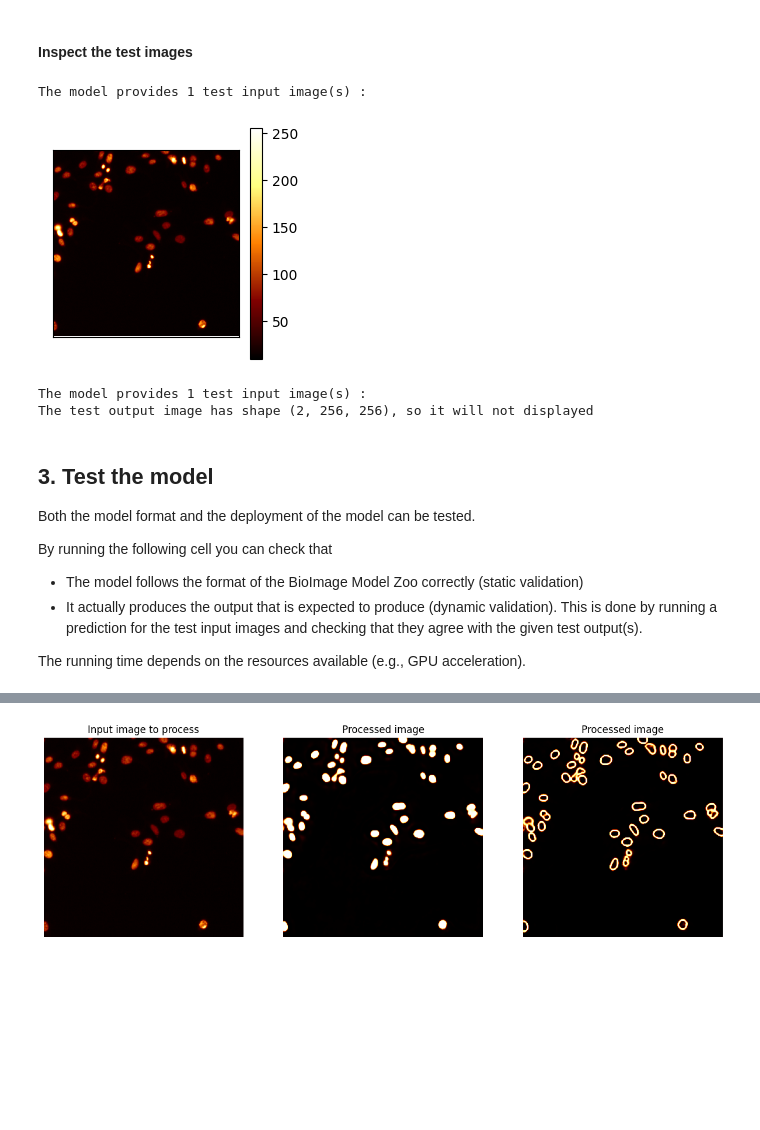
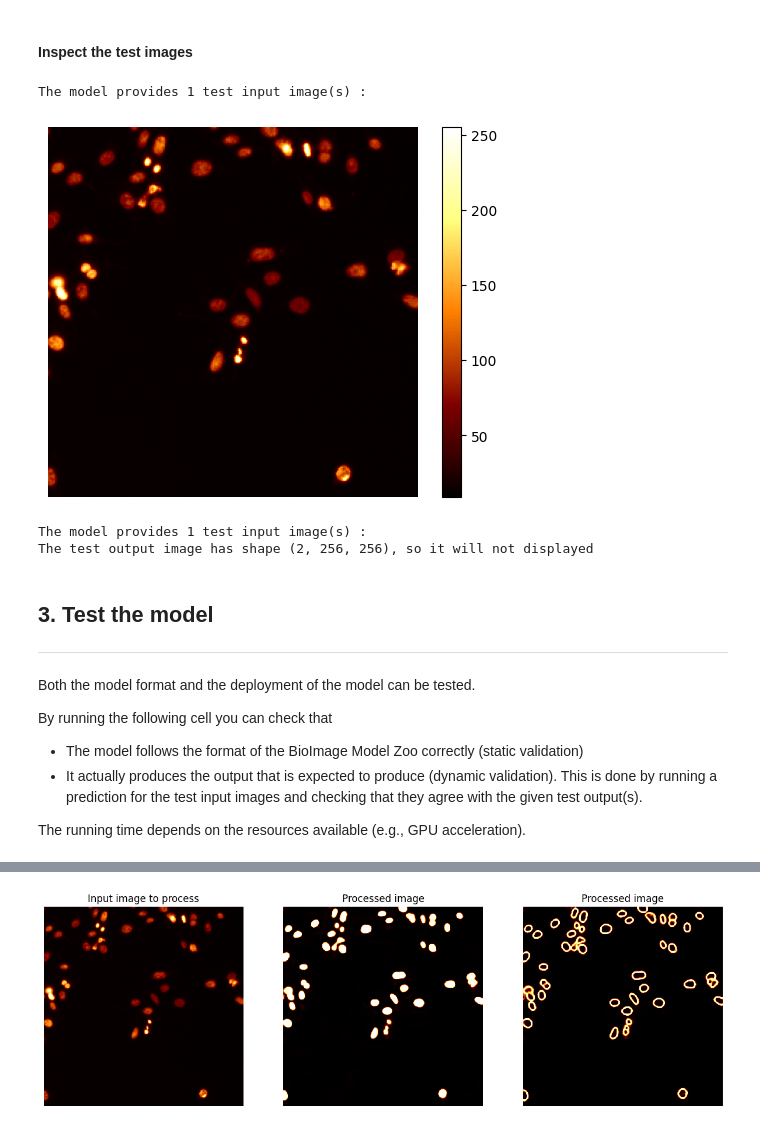
Before and after one commit to HenriquesLab/DL4MicEverywhere, a Jupyter notebook: notebooks/Bespoke_notebooks/bioimageio-pytorch/load_bioimageio_pytorch.ipynb, the cells around one changed output, grey strips where cells are left out. Saved outputs shown, nothing was run; the diff lists cells and outputs as text; code cells hidden in the pictures; blank space fills up the shorter version.

Commit message:
Intermediate step to fix bioimageio pytorch

```diff
--- a/notebooks/Bespoke_notebooks/bioimageio-pytorch/load_bioimageio_pytorch.ipynb
+++ b/notebooks/Bespoke_notebooks/bioimageio-pytorch/load_bioimageio_pytorch.ipynb
@@ -122,13 +156,13 @@ BMZ_MODEL_URL = "" #@param {type:"string"}
 # ------------------------------------------------------------------------------
 
 if BMZ_MODEL_ID != "":
-    model = load_resource_description(BMZ_MODEL_ID)  # TODO: load from bioimageio id
+    model = load_description(BMZ_MODEL_ID)  # TODO: load from bioimageio id
     print(f"The model '{model.name}' with ID '{BMZ_MODEL_ID}' has been correctly loaded.")
 elif BMZ_MODEL_DOI != "":
-    model = load_resource_description(BMZ_MODEL_DOI)  # TODO: load from bioimageio id
+    model = load_description(BMZ_MODEL_DOI)  # TODO: load from bioimageio id
     print(f"The model '{model.name}' with DOI '{BMZ_MODEL_DOI}' has been correctly loaded.")
 elif BMZ_MODEL_URL != "":
-    model = load_resource_description(BMZ_MODEL_URL)  # TODO: load from bioimageio id
+    model = load_description(BMZ_MODEL_URL)  # TODO: load from bioimageio id
     print(f"The model '{model.name}' with URL '{BMZ_MODEL_URL}' has been correctly loaded.")
 else:
     print('Please specify a model ID, DOI or URL')
@@ -219,39 +287,39 @@ It is expected to be postprocessed with: <marshmallow.missing>
 # %%
 #@markdown ##Inspect the test images
 
-print(f"The model provides {len(model.test_inputs)} test input image(s) :")
-for test_im in model.test_inputs:
-    test_input = np.squeeze(np.load(test_im))
+print(f"The model provides {len(model.inputs)} test input image(s) :")
+for test_im in model.get_input_test_arrays():
+    test_input = np.squeeze(test_im)
     if len(test_input.shape)>2:
         print(f"The test input image has shape {test_input.shape}, so it will not displayed")
     else:
-        plt.figure(figsize=(3,3))
-        plt.imshow(test_input, cmap="afmhot")
-        plt.colorbar()
-        plt.xticks([])
-        plt.yticks([])
+        fig, ax = plt.subplots()
+        im = ax.imshow(test_input, cmap="afmhot")
+        fig.colorbar(im)
+        ax.set_axis_off()
         plt.show()
 
 # Inspect the test output images
-print(f"The model provides {len(model.test_outputs)} test input image(s) :")
-for test_im in model.test_outputs:
-    test_output = np.squeeze(np.load(test_im))
+print(f"The model provides {len(model.outputs)} test input image(s) :")
+for test_im in model.get_output_test_arrays():
+    test_output = np.squeeze(test_im)
     if len(test_output.shape)>2:
         print(f"The test output image has shape {test_output.shape}, so it will not displayed")
     else:
-        plt.figure(figsize=(3,3))
-        plt.imshow(test_output, cmap="afmhot")
-        plt.colorbar()
-        plt.xticks([])
-        plt.yticks([])
+        fig, ax = plt.subplots()
+        im = ax.imshow(test_output, cmap="afmhot")
+        fig.colorbar(im)
+        ax.set_axis_off()
         plt.show()
 # %% [output]
 The model provides 1 test input image(s) :
-[figure, old version]
+[figure, new version]
 The model provides 1 test input image(s) :
 The test output image has shape (2, 256, 256), so it will not displayed
 # %% [markdown]
 ## **3. Test the model**
+
+---
 
 Both the model format and the deployment of the model can be tested.
 
```
Also changed, not shown: parts of 30 cells of this notebook, 3 other files.
